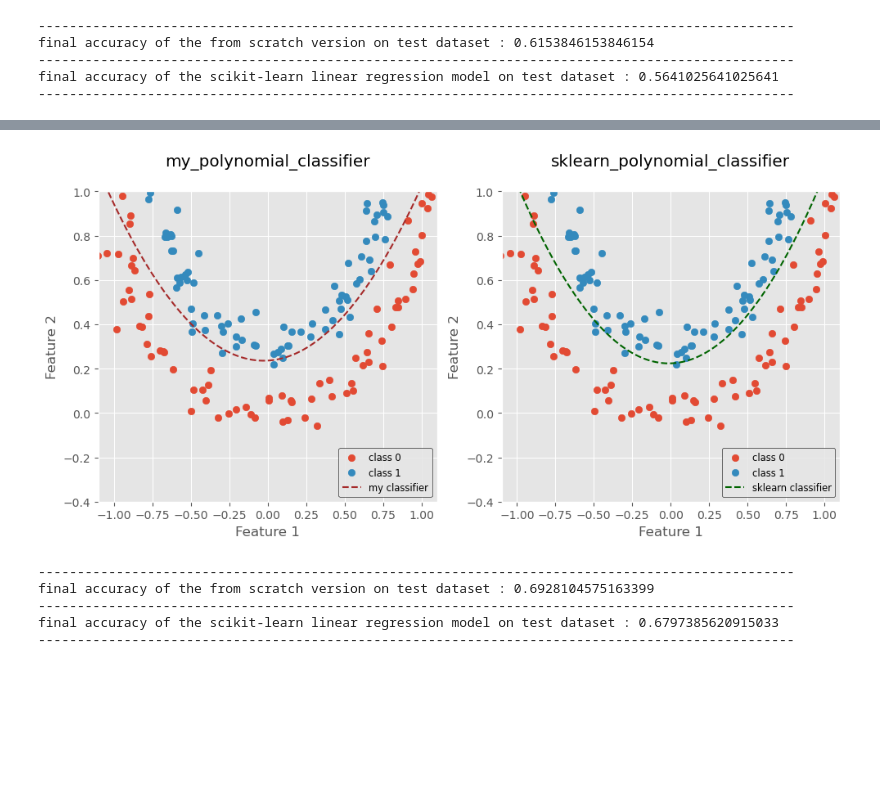
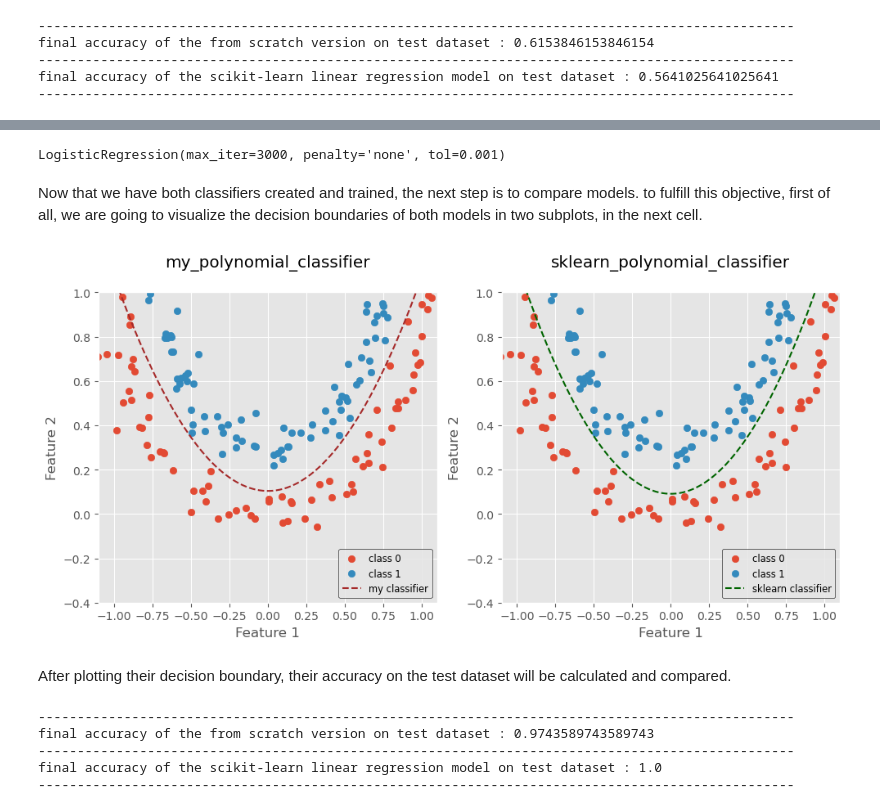
Before and after one commit to Alireza-Gharavi/my_learning_journey, a Jupyter notebook: Logistic Regression/Logistic_Regression.ipynb, the cells around one changed output, grey strips where cells are left out. Saved outputs shown, nothing was run; the diff lists cells and outputs as text; code cells hidden in the pictures; blank space fills up the shorter version.

```diff
--- a/Logistic Regression/Logistic_Regression.ipynb
+++ b/Logistic Regression/Logistic_Regression.ipynb
@@ -425,5 +513,8 @@ as you can see, using the previous classifier to fit on the new dataset will not
 # %%
-my_ploynomial_classifier = logistic_regression(alpha=0.1, num_of_features=3)
+new_Xs = np.concatenate((Xs, (Xs[:, 0]**2).reshape((-1, 1))), axis=1)
+non_linear_X_train, non_linear_X_test, y_train, y_test = train_test_split(new_Xs, ys, test_size=0.25, random_state=4)
+
+my_ploynomial_classifier = logistic_regression(alpha=0.3, num_of_features=3)
 
 fig, ax = plt.subplots()
 loss_on_train = []
@@ -439,10 +530,10 @@ def animate(i):
     accuracy_on_test.append( np.mean(my_ploynomial_classifier.predict(non_linear_X_test) == y_test))
 
     Xs_line = np.linspace(min(Xs[:, 0]), max(Xs[:, 0]), 100)
-    m1 = -my_ploynomial_classifier.tethas[1] / my_ploynomial_classifier.tethas[2]
-    m2 = -my_ploynomial_classifier.tethas[3] / my_ploynomial_classifier.tethas[2]
-    c = -my_ploynomial_classifier.tethas[0] / my_ploynomial_classifier.tethas[2]
-    ys_line = m2 * Xs_line1**2 + m1 * Xs_line1 + c
+    m1 = -my_ploynomial_classifier.thetas[1] / my_ploynomial_classifier.thetas[2]
+    m2 = -my_ploynomial_classifier.thetas[3] / my_ploynomial_classifier.thetas[2]
+    c = -my_ploynomial_classifier.thetas[0] / my_ploynomial_classifier.thetas[2]
+    ys_line = m2 * Xs_line**2 + m1 * Xs_line + c
 
     ax.cla()
     ax.scatter(Xs[ys==0, 0], Xs[ys==0, 1], label='class 0')
@@ -457,7 +548,7 @@ def animate(i):
     my_ploynomial_classifier.update(non_linear_X_train, y_train)
 
 
-ani = FuncAnimation(fig, animate, frames=7000, interval=4)
+ani = FuncAnimation(fig, animate, frames=3000, interval=6)
 
 plt.close()
 # %%
@@ -489,58 +593,58 @@ plt.show()
+# %%
+sklearn_polynomial_classifier = LogisticRegression(penalty='none', max_iter=3000, tol=1e-3)
+
+sklearn_polynomial_classifier.fit(non_linear_X_train, y_train)
+# %% [output]
+LogisticRegression(max_iter=3000, penalty='none', tol=0.001)
+# %% [markdown]
+Now that we have both classifiers created and trained, the next step is to compare models. to fulfill this objective, first of all, we are going to visualize the decision boundaries of both models in two subplots, in the next cell.
 # %%
-# new_Xs = np.concatenate((Xs, (Xs[:, 1]**2).reshape((-1, 1))), axis=1)
-
-# my_ploynomial_classifier = logistic_regression(alpha=0.2, num_of_features=3)
-for i in range(10000):
-    my_ploynomial_classifier.update(non_linear_X_train, y_train)
-
 Xs_line1 = np.linspace(min(Xs[:, 0]), max(Xs[:, 0]), 100)
-m1 = -my_ploynomial_classifier.tethas[1] / my_ploynomial_classifier.tethas[2]
-m2 = -my_ploynomial_classifier.tethas[3] / my_ploynomial_classifier.tethas[2]
-c = -my_ploynomial_classifier.tethas[0] / my_ploynomial_classifier.tethas[2]
+m1 = -my_ploynomial_classifier.thetas[1] / my_ploynomial_classifier.thetas[2]
+m2 = -my_ploynomial_classifier.thetas[3] / my_ploynomial_classifier.thetas[2]
+c = -my_ploynomial_classifier.thetas[0] / my_ploynomial_classifier.thetas[2]
 ys_line1 = m2 * Xs_line1**2 + m1 * Xs_line1 + c
-
-sklearn_polynomial_classifier = LogisticRegression(penalty='none', max_iter=5000, tol=1e-7)
-
-sklearn_polynomial_classifier.fit(non_linear_X_train, y_train)
 
 Xs_line2 = np.linspace(min(new_Xs[:, 0]), max(new_Xs[:, 0]), 100)
 m1 = -sklearn_polynomial_classifier.coef_[0,0] / sklearn_polynomial_classifier.coef_[0,1]
 m2 = -sklearn_polynomial_classifier.coef_[0,2] / sklearn_polynomial_classifier.coef_[0,1]
 c = -sklearn_polynomial_classifier.intercept_[0] / sklearn_polynomial_classifier.coef_[0,1]
 ys_line2 = m2 * Xs_line2**2 + m1 * Xs_line2 + c
 
 fig, axes = plt.subplots(nrows=1, ncols=2, figsize=(10, 5))
 
 axes[0].scatter(Xs[ys==0, 0], Xs[ys==0, 1], label='class 0')
 axes[0].scatter(Xs[ys==1, 0], Xs[ys==1, 1], label ='class 1')
 axes[0].plot(Xs_line1, ys_line1, color='brown' , linestyle='--', label='my classifier')
 axes[0].set_xlim((-1.1, 1.1))
 axes[0].set_ylim((-0.4, 1))
 axes[0].set_xlabel('Feature 1')
 axes[0].set_ylabel('Feature 2')
 axes[0].set_title('my_polynomial_classifier\n')
 axes[0].legend(loc='lower right', fontsize='small', edgecolor='black')
 
 axes[1].scatter(Xs[ys==0, 0], Xs[ys==0, 1], label='class 0')
 axes[1].scatter(Xs[ys==1, 0], Xs[ys==1, 1], label ='class 1')
 axes[1].plot(Xs_line2, ys_line2, color='darkgreen', linestyle='--', label='sklearn classifier')
 axes[1].set_xlim((-1.1, 1.1))
 axes[1].set_ylim((-0.4, 1))
 axes[1].set_xlabel('Feature 1')
 axes[1].set_ylabel('Feature 2')
 axes[1].set_title('sklearn_polynomial_classifier\n')
 axes[1].legend(loc='lower right', fontsize='small', edgecolor='black')
 
 plt.tight_layout()
 # %% [output]
-[figure, old version]
+[figure, new version]
+# %% [markdown]
+After plotting their decision boundary, their accuracy on the test dataset will be calculated and compared.
 # %%
 def accuracy_calculator(preds):
-    acc = np.mean(preds == ys)
+    acc = np.mean(preds == y_test)
     return acc
 
-log_preds = my_ploynomial_classifier.predict(new_Xs)
-sklearn_classifier_preds = sklearn_polynomial_classifier.predict(new_Xs)
+log_preds = my_ploynomial_classifier.predict(non_linear_X_test)
+sklearn_classifier_preds = sklearn_polynomial_classifier.predict(non_linear_X_test)
 
 accuracy_on_mine = accuracy_calculator(log_preds)
 accuracy_on_sklearn = accuracy_calculator(sklearn_classifier_preds)
@@ -552,7 +656,7 @@ print('final accuracy of the scikit-learn linear regression model on test datase
 print('-------------------------------------------------------------------------------------------------\n')
 # %% [output]
 -------------------------------------------------------------------------------------------------
-final accuracy of the from scratch version on test dataset : 0.6928104575163399
+final accuracy of the from scratch version on test dataset : 0.9743589743589743
 -------------------------------------------------------------------------------------------------
-final accuracy of the scikit-learn linear regression model on test dataset : 0.6797385620915033
+final accuracy of the scikit-learn linear regression model on test dataset : 1.0
 -------------------------------------------------------------------------------------------------
```
Also changed, not shown: parts of 42 cells of this notebook, 5 other files.
